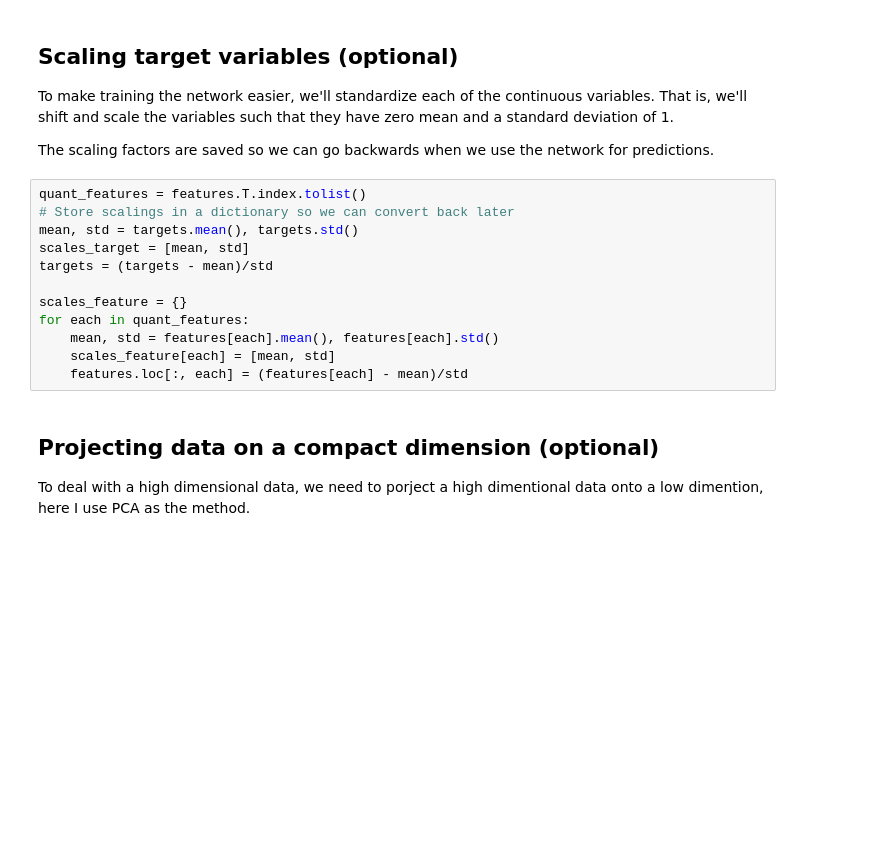
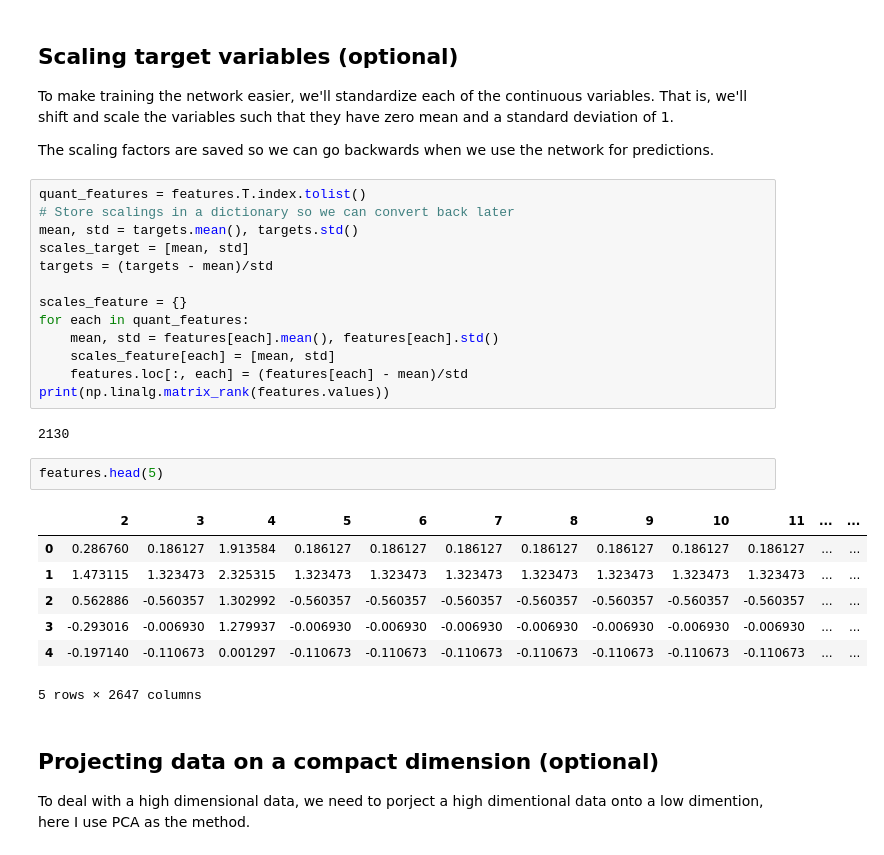
Before and after one commit to juzihuang/deep-fund, a Jupyter notebook: pca_nn_multiple/fund_regression_multiple.ipynb, the cells around one changed output. Cells and saved outputs as stored; diff of their text form; blank space fills up the shorter version.

```diff
--- a/pca_nn_multiple/fund_regression_multiple.ipynb
+++ b/pca_nn_multiple/fund_regression_multiple.ipynb
@@ -191,6 +149,19 @@ for each in quant_features:
     mean, std = features[each].mean(), features[each].std()
     scales_feature[each] = [mean, std]
     features.loc[:, each] = (features[each] - mean)/std
+print(np.linalg.matrix_rank(features.values))
+# %% [output]
+2130
+# %%
+features.head(5)
+# %% [output]
+|  | 2 | 3 | 4 | 5 | 6 | 7 | 8 | 9 | 10 | 11 | ... | ... |
+| 0 | 0.286760 | 0.186127 | 1.913584 | 0.186127 | 0.186127 | 0.186127 | 0.186127 | 0.186127 | 0.186127 | 0.186127 | ... | ... |
+| 1 | 1.473115 | 1.323473 | 2.325315 | 1.323473 | 1.323473 | 1.323473 | 1.323473 | 1.323473 | 1.323473 | 1.323473 | ... | ... |
+| 2 | 0.562886 | -0.560357 | 1.302992 | -0.560357 | -0.560357 | -0.560357 | -0.560357 | -0.560357 | -0.560357 | -0.560357 | ... | ... |
+| 3 | -0.293016 | -0.006930 | 1.279937 | -0.006930 | -0.006930 | -0.006930 | -0.006930 | -0.006930 | -0.006930 | -0.006930 | ... | ... |
+| 4 | -0.197140 | -0.110673 | 0.001297 | -0.110673 | -0.110673 | -0.110673 | -0.110673 | -0.110673 | -0.110673 | -0.110673 | ... | ... |
+5 rows × 2647 columns
 # %% [markdown]
 ## Projecting data on a compact dimension (optional)
 To deal with a high dimensional data, we need to porject a high dimentional data onto a low dimention, here I use PCA as the method.
```
Also changed, not shown: parts of 16 cells of this notebook, 11 other files.
